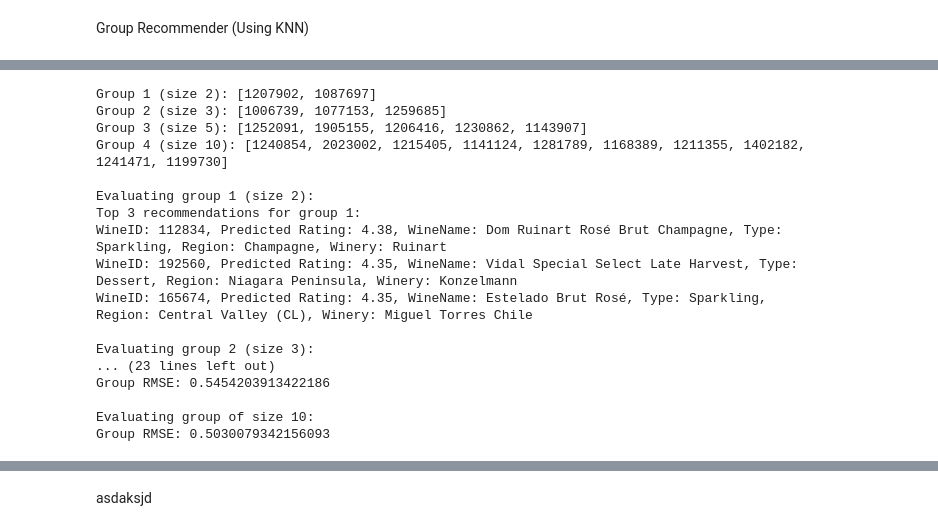
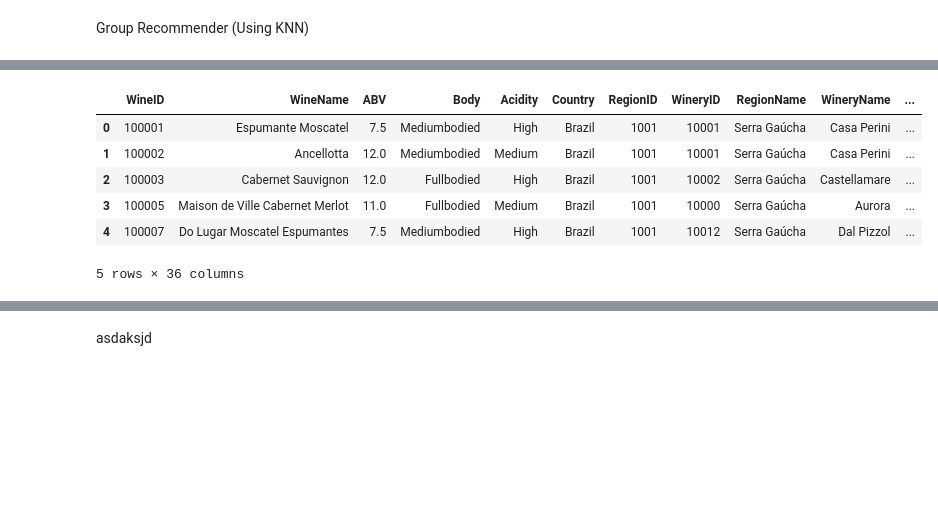
Before and after one commit to PavelDetvan/recommender_group20, a Jupyter notebook: knn.ipynb, the cells around one changed output, grey strips where cells are left out. Saved outputs shown, nothing was run; the diff lists cells and outputs as text; code cells hidden in the pictures; blank space fills up the shorter version.

```diff
--- a/knn.ipynb
+++ b/knn.ipynb
@@ -199,3 +302,6 @@ ratings.head(2).to_markdown
+# %%
+# Save the fully processed wines DataFrame
+initial_wines_df = wines.copy()
 # %%
 # create a set of all wine IDs
 all_wine_ids = set(ratings['WineID'].unique())
@@ -771,11 +904,31 @@ Group RMSE: 0.4735293445962634
+# %%
+initial_wines_df.head()
+# %% [output]
+|  | WineID | WineName | ABV | Body | Acidity | Country | RegionID | WineryID | RegionName | WineryName | ... |
+| 0 | 100001 | Espumante Moscatel | 7.5 | Mediumbodied | High | Brazil | 1001 | 10001 | Serra Gaúcha | Casa Perini | ... |
+| 1 | 100002 | Ancellotta | 12.0 | Mediumbodied | Medium | Brazil | 1001 | 10001 | Serra Gaúcha | Casa Perini | ... |
+| 2 | 100003 | Cabernet Sauvignon | 12.0 | Fullbodied | High | Brazil | 1001 | 10002 | Serra Gaúcha | Castellamare | ... |
+| 3 | 100005 | Maison de Ville Cabernet Merlot | 11.0 | Fullbodied | Medium | Brazil | 1001 | 10000 | Serra Gaúcha | Aurora | ... |
+| 4 | 100007 | Do Lugar Moscatel Espumantes | 7.5 | Mediumbodied | High | Brazil | 1001 | 10012 | Serra Gaúcha | Dal Pizzol | ... |
+5 rows × 36 columns
 # %%
 import random
 import math
 import pandas as pd
 
+# Assuming 'ratings' and 'wines' DataFrames are already loaded and preprocessed as described
+
 # Define the functions as provided earlier
 
 def group_recommender_knn(users, wine_ids):
+    '''
+    Recommends wines for a group of users using KNN with average aggregation strategy.
+
+    @param users: List of user IDs.
+    @param wine_ids: List of wine IDs.
+
+    @return: List of wines sorted by predicted group ratings.
+    '''
     group_predictions = {}
 
     # Predict ratings for each user in the group
@@ -817,51 +970,3 @@ def evaluate_group_recommender(user_pool, wine_ids, actual_ratings, group_sizes)
         predicted_ratings = group_recommender_knn(group, wine_ids)
         rmse = rmse_group(dict(predicted_ratings), actual_ratings)
         print(f"Group RMSE: {rmse}\n")
-
-# Assuming 'user_pool' is a list of users, 'wine_ids' is a list of wine IDs,
-# 'actual_ratings' is a dictionary of actual ratings for evaluation purposes
-
-user_pool = ratings['UserID'].unique().tolist()  # List of all users
-wine_ids = ratings['WineID'].unique().tolist()   # List of all wine IDs
-actual_ratings = {wine: ratings[ratings['WineID'] == wine]['Rating'].mean() for wine in wine_ids}  # Dictionary with actual ratings for each wine
-group_sizes = [2, 3, 5, 10]  # Test with group sizes of 2, 3, 5, and 10 users
-
-# Generate synthetic groups of users
-synthetic_groups = generate_synthetic_groups(user_pool, group_sizes)
-
-# Display the generated groups
-for i, group in enumerate(synthetic_groups):
-    print(f"Group {i+1} (size {len(group)}): {group}")
-
-# Predict group ratings using the KNN recommender
-for i, group in enumerate(synthetic_groups):
-    print(f"\nEvaluating group {i+1} (size {len(group)}):")
-    predicted_ratings = group_recommender_knn(group, wine_ids)
-
-    # Display the top 5 recommended wines for the group
-    top_recommendations = predicted_ratings[:3]
-    print(f"Top 3 recommendations for group {i+1}:")
-    for wine_id, rating in top_recommendations:
-        wine_details = wines[wines['WineID'] == wine_id].iloc[0]
-        print(f"WineID: {wine_id}, Predicted Rating: {rating:.2f}, WineName: {wine_details['WineName']}, Type: {wine_details['Type']}, Region: {wine_details['RegionName']}, Winery: {wine_details['WineryName']}")
-
-# Evaluate the group recommender system
-evaluate_group_recommender(user_pool, wine_ids, actual_ratings, group_sizes)
-# %% [output]
-Group 1 (size 2): [1207902, 1087697]
-Group 2 (size 3): [1006739, 1077153, 1259685]
-Group 3 (size 5): [1252091, 1905155, 1206416, 1230862, 1143907]
-Group 4 (size 10): [1240854, 2023002, 1215405, 1141124, 1281789, 1168389, 1211355, 1402182, 1241471, 1199730]
-
-Evaluating group 1 (size 2):
-Top 3 recommendations for group 1:
-WineID: 112834, Predicted Rating: 4.38, WineName: Dom Ruinart Rosé Brut Champagne, Type: Sparkling, Region: Champagne, Winery: Ruinart
-WineID: 192560, Predicted Rating: 4.35, WineName: Vidal Special Select Late Harvest, Type: Dessert, Region: Niagara Peninsula, Winery: Konzelmann
-WineID: 165674, Predicted Rating: 4.35, WineName: Estelado Brut Rosé, Type: Sparkling, Region: Central Valley (CL), Winery: Miguel Torres Chile
-
-Evaluating group 2 (size 3):
-... (23 lines left out)
-Group RMSE: 0.5454203913422186
-
-Evaluating group of size 10:
-Group RMSE: 0.5030079342156093
```
Also changed, not shown: parts of 27 cells of this notebook.
